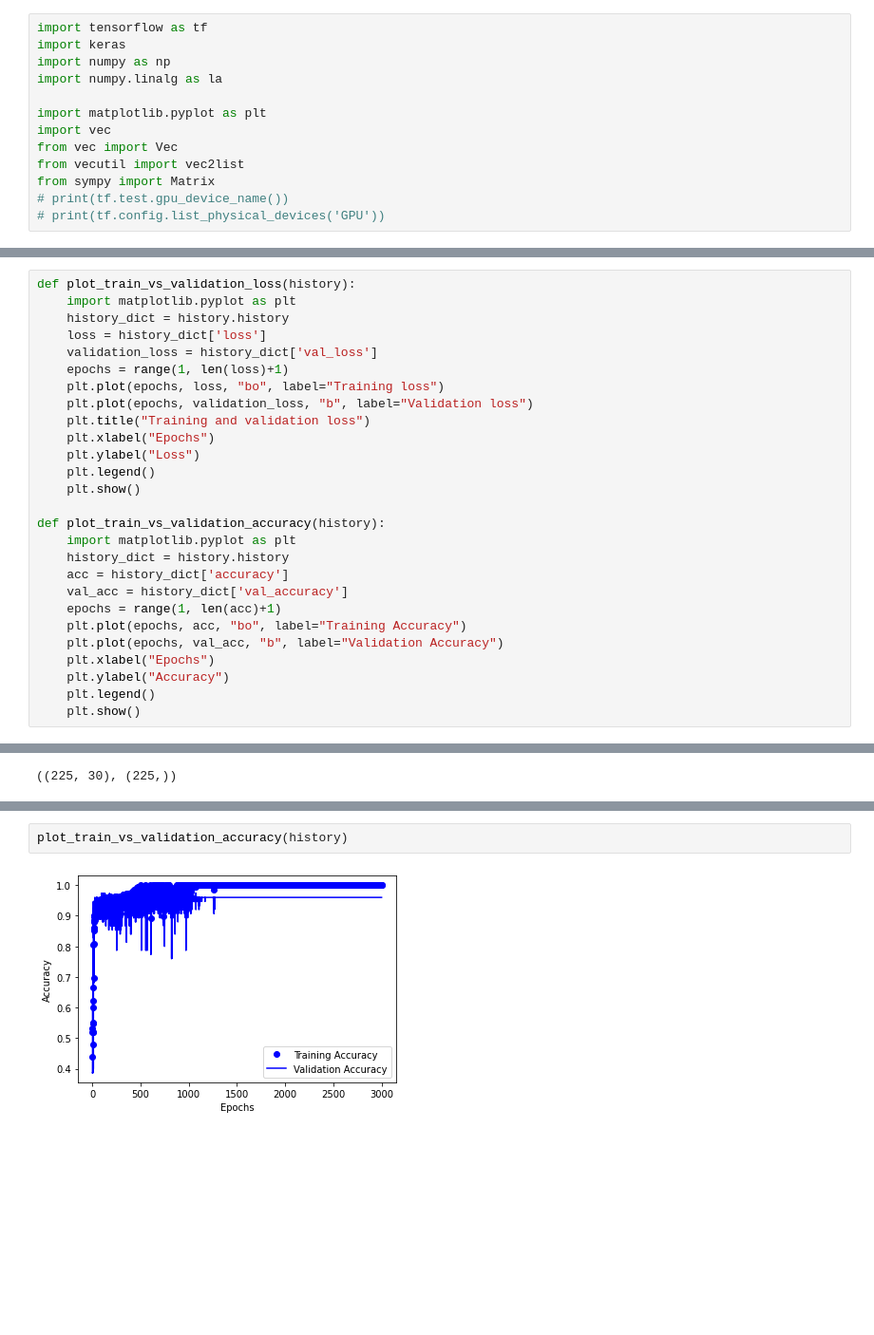
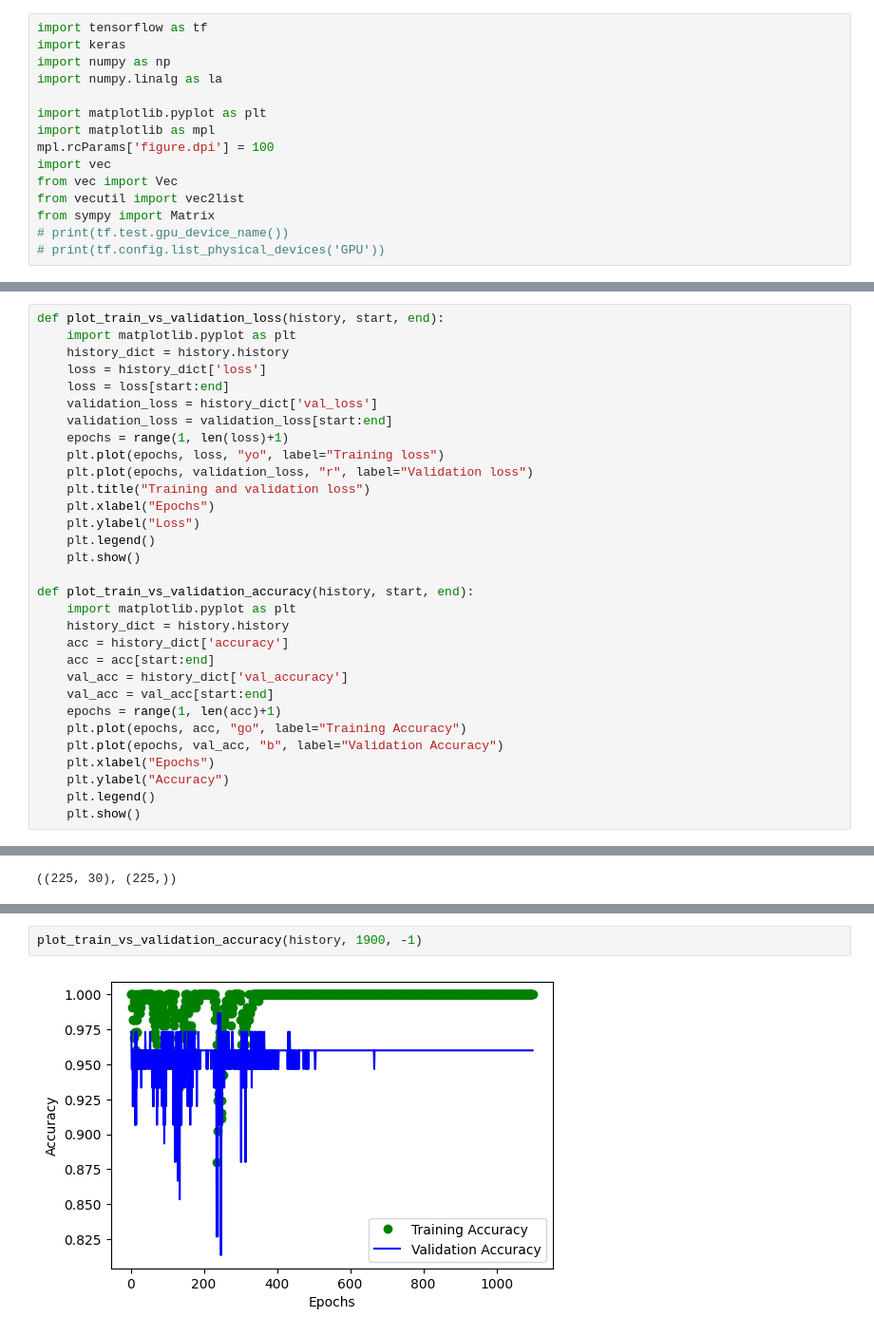
Before and after one commit to qherm/math425-final-project, a Jupyter notebook: nn.ipynb, the cells around one changed output, grey strips where cells are left out. Shown: that part at 95% size. Drawn from its saved outputs; the diff is of its cells as text; blank space fills up the shorter version.

```diff
--- a/nn.ipynb
+++ b/nn.ipynb
@@ -5,6 +5,8 @@ import numpy as np
 import numpy.linalg as la
 
 import matplotlib.pyplot as plt
+import matplotlib as mpl
+mpl.rcParams['figure.dpi'] = 100
 import vec
 from vec import Vec
 from vecutil import vec2list
@@ -21,27 +23,31 @@ def build_model():
     ])
     return model
 # %%
-def plot_train_vs_validation_loss(history):
+def plot_train_vs_validation_loss(history, start, end):
     import matplotlib.pyplot as plt
     history_dict = history.history
     loss = history_dict['loss']
+    loss = loss[start:end]
     validation_loss = history_dict['val_loss']
+    validation_loss = validation_loss[start:end]
     epochs = range(1, len(loss)+1)
-    plt.plot(epochs, loss, "bo", label="Training loss")
-    plt.plot(epochs, validation_loss, "b", label="Validation loss")
+    plt.plot(epochs, loss, "yo", label="Training loss")
+    plt.plot(epochs, validation_loss, "r", label="Validation loss")
     plt.title("Training and validation loss")
     plt.xlabel("Epochs")
     plt.ylabel("Loss")
     plt.legend()
     plt.show()
 
-def plot_train_vs_validation_accuracy(history):
+def plot_train_vs_validation_accuracy(history, start, end):
     import matplotlib.pyplot as plt
     history_dict = history.history
     acc = history_dict['accuracy']
+    acc = acc[start:end]
     val_acc = history_dict['val_accuracy']
+    val_acc = val_acc[start:end]
     epochs = range(1, len(acc)+1)
-    plt.plot(epochs, acc, "bo", label="Training Accuracy")
+    plt.plot(epochs, acc, "go", label="Training Accuracy")
     plt.plot(epochs, val_acc, "b", label="Validation Accuracy")
     plt.xlabel("Epochs")
     plt.ylabel("Accuracy")
@@ -164,5 +170,5 @@ model1.evaluate(test_data, test_labels)
 # %%
-plot_train_vs_validation_accuracy(history)
+plot_train_vs_validation_accuracy(history, 1900, -1)
 # %% [output]
-[figure, old version]
+[figure, new version]
 # %%
```
Also changed, not shown: parts of 6 cells of this notebook.
